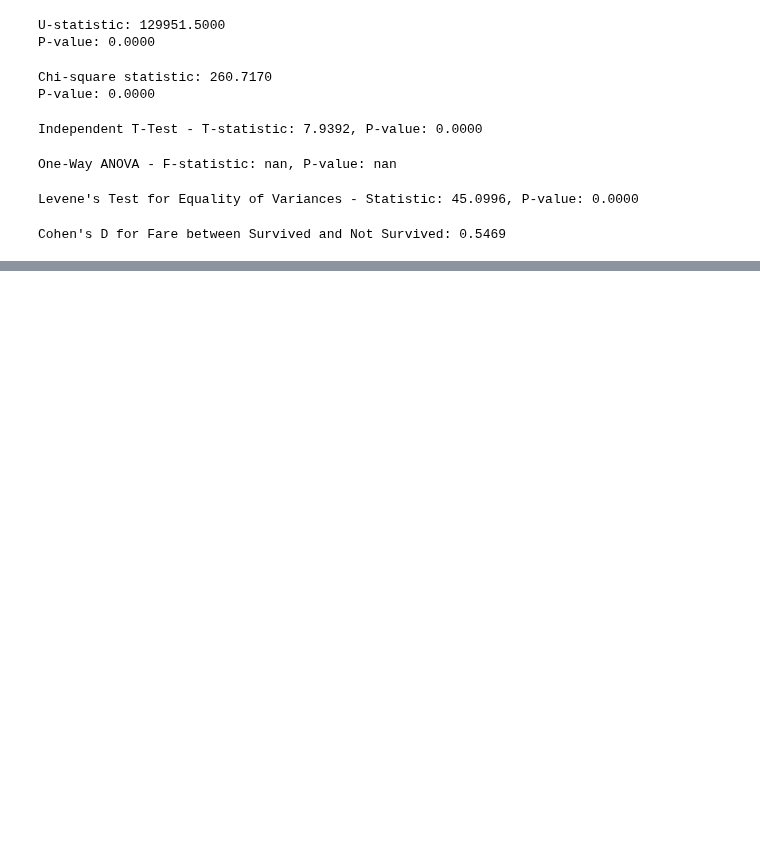
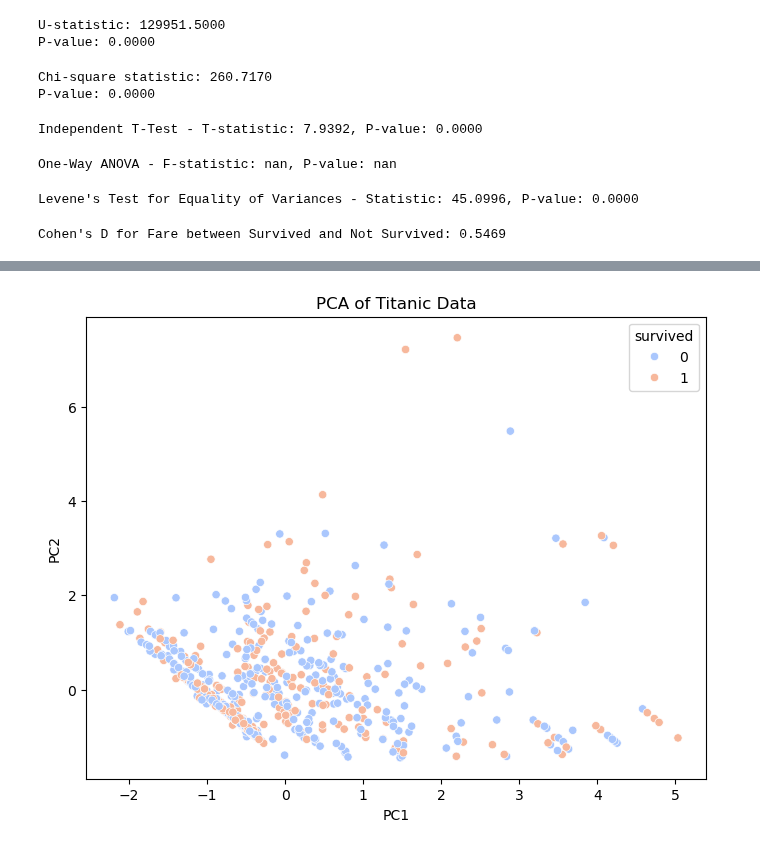
Before and after one commit to keithmmc/appliedstats, a Jupyter notebook: titantic.ipynb, the cells around one changed output, grey strips where cells are left out. Saved outputs shown, nothing was run; the diff lists cells and outputs as text; code cells hidden in the pictures; blank space fills up the shorter version.

```diff
--- a/titantic.ipynb
+++ b/titantic.ipynb
@@ -159,0 +160,22 @@ Bootstrap Confidence Interval for Mean Fare: (28.97, 35.43)
+# %%
+# Step 8: Principal Component Analysis (PCA)
+# We will first scale the data and then apply PCA
+features = ['age', 'fare', 'sibsp', 'parch']  # Choose relevant numerical features
+titanic_data = df[features].dropna()
+# %%
+scaler = StandardScaler()
+titanic_scaled = scaler.fit_transform(titanic_data)
+# %%
+pca = PCA(n_components=2)
+pca_components = pca.fit_transform(titanic_scaled)
+# %%
+# Create a DataFrame for PCA components
+pca_df = pd.DataFrame(data=pca_components, columns=['PC1', 'PC2'])
+# %%
+# Visualize PCA
+plt.figure(figsize=(8, 6))
+sns.scatterplot(x='PC1', y='PC2', data=pca_df, hue=df['survived'].dropna(), palette='coolwarm', legend='full')
+plt.title('PCA of Titanic Data')
+plt.show()
+# %% [output]
+[figure, added]
```
Also changed, not shown: parts of 3 cells of this notebook.
